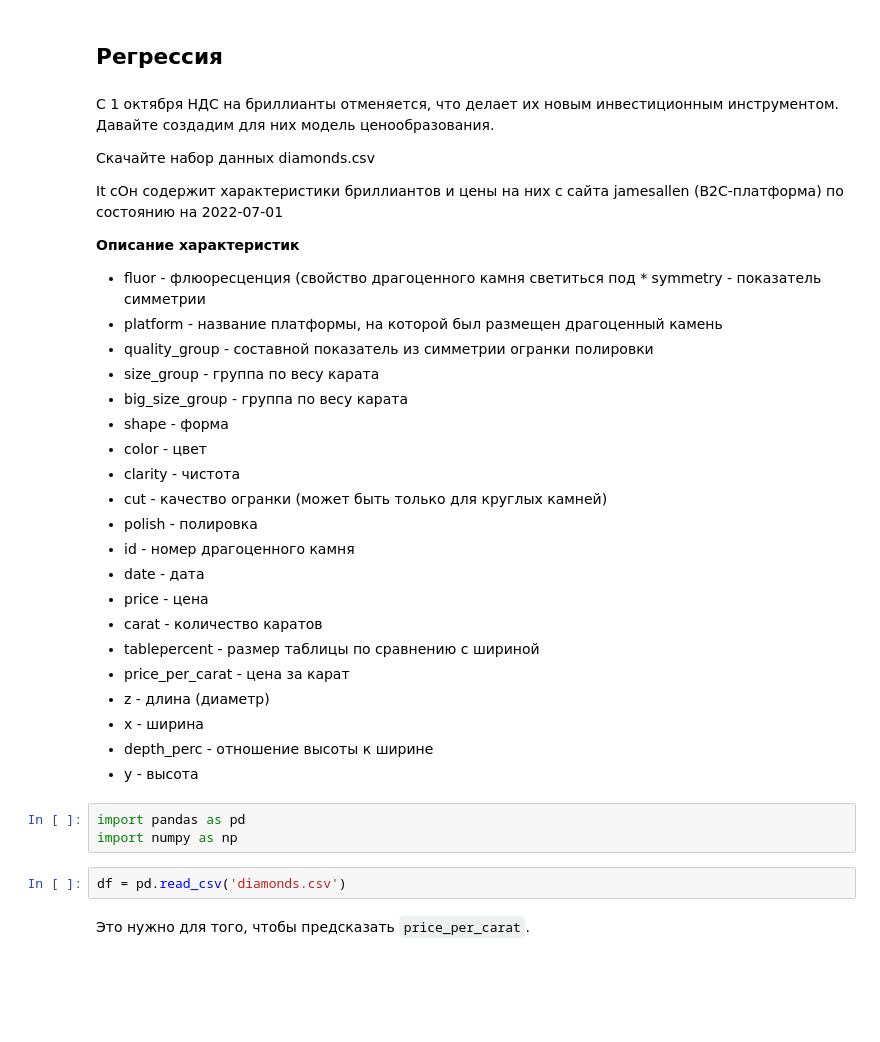
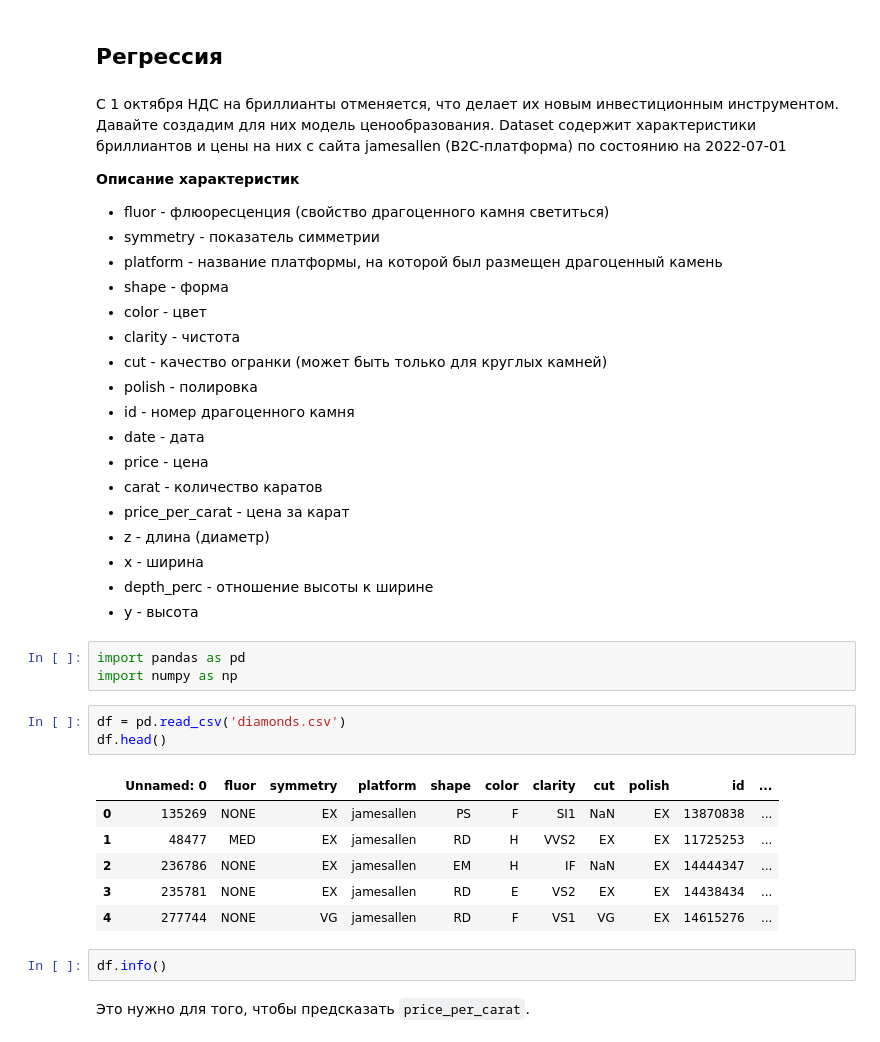
Before and after one commit to mr1necs/Tax-Free-Diamonds, a Jupyter notebook: main.ipynb, the cells around one changed output. Saved outputs shown, nothing was run; the diff lists cells and outputs as text; blank space fills up the shorter version.

```diff
--- a/main.ipynb
+++ b/main.ipynb
@@ -3,19 +3,13 @@
 # %% [markdown]
 ## Регрессия
 # %% [markdown]
-С 1 октября НДС на бриллианты отменяется, что делает их новым инвестиционным инструментом. Давайте создадим для них модель ценообразования.
-
-Скачайте набор данных diamonds.csv
-
-It cОн содержит характеристики бриллиантов и цены на них с сайта jamesallen (B2C-платформа) по состоянию на 2022-07-01
+С 1 октября НДС на бриллианты отменяется, что делает их новым инвестиционным инструментом. Давайте создадим для них модель ценообразования. Dataset содержит характеристики бриллиантов и цены на них с сайта jamesallen (B2C-платформа) по состоянию на 2022-07-01
 
 **Описание характеристик**
 
-* fluor - флюоресценция (свойство драгоценного камня светиться под * symmetry - показатель симметрии
+* fluor - флюоресценция (свойство драгоценного камня светиться)
+* symmetry - показатель симметрии
 * platform - название платформы, на которой был размещен драгоценный камень
-* quality_group - составной показатель из симметрии огранки полировки
-* size_group - группа по весу карата
-* big_size_group - группа по весу карата
 * shape - форма
 * color - цвет
 * clarity - чистота
@@ -25,7 +19,6 @@ It cОн содержит характеристики бриллиантов и
 * date - дата
 * price - цена
 * carat - количество каратов
-* tablepercent - размер таблицы по сравнению с шириной
 * price_per_carat - цена за карат
 * z - длина (диаметр)
 * x - ширина
@@ -36,6 +29,16 @@ import pandas as pd
 import numpy as np
 # %%
 df = pd.read_csv('diamonds.csv')
+df.head()
+# %% [output]
+|  | Unnamed: 0 | fluor | symmetry | platform | shape | color | clarity | cut | polish | id | ... |
+| 0 | 135269 | NONE | EX | jamesallen | PS | F | SI1 | NaN | EX | 13870838 | ... |
+| 1 | 48477 | MED | EX | jamesallen | RD | H | VVS2 | EX | EX | 11725253 | ... |
+| 2 | 236786 | NONE | EX | jamesallen | EM | H | IF | NaN | EX | 14444347 | ... |
+| 3 | 235781 | NONE | EX | jamesallen | RD | E | VS2 | EX | EX | 14438434 | ... |
+| 4 | 277744 | NONE | VG | jamesallen | RD | F | VS1 | VG | EX | 14615276 | ... |
+# %%
+df.info()
 # %% [markdown]
 Это нужно для того, чтобы предсказать `price_per_carat`.
 # %% [markdown]
```
Also changed, not shown: parts of 2 cells of this notebook.
